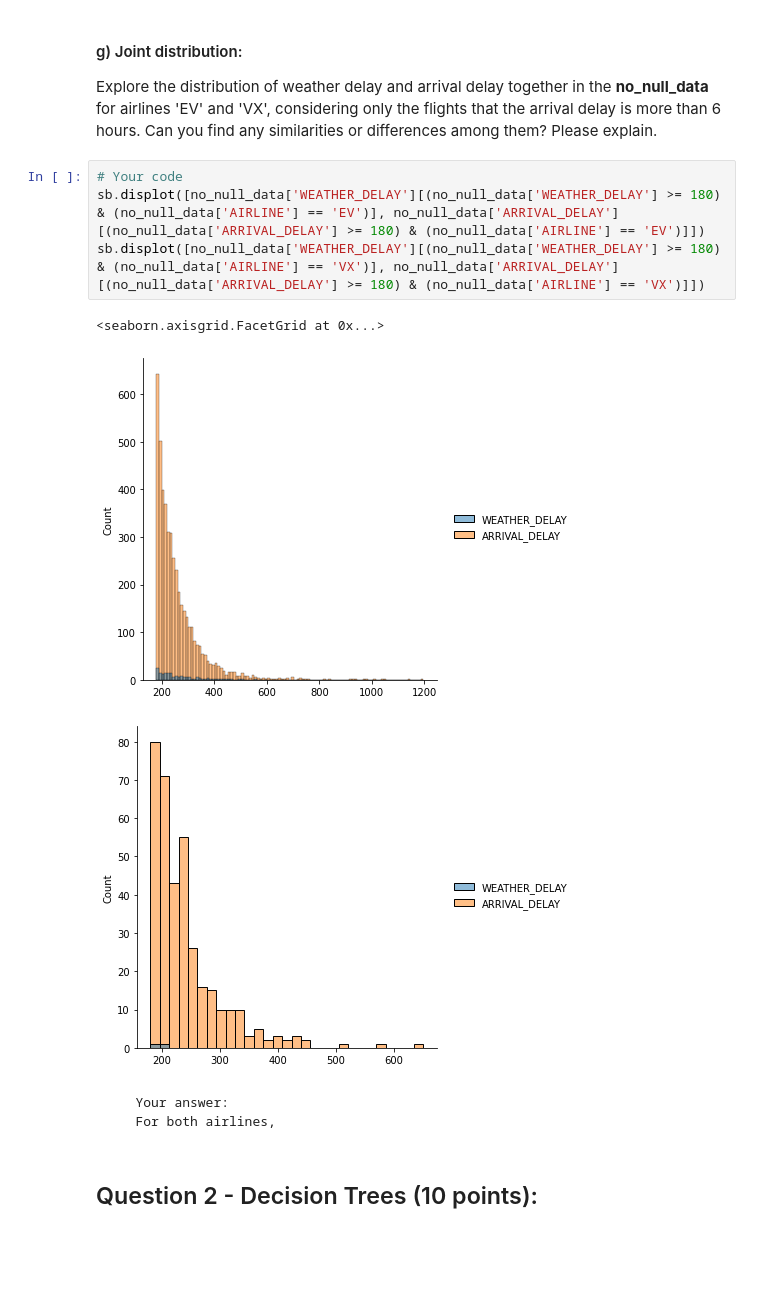
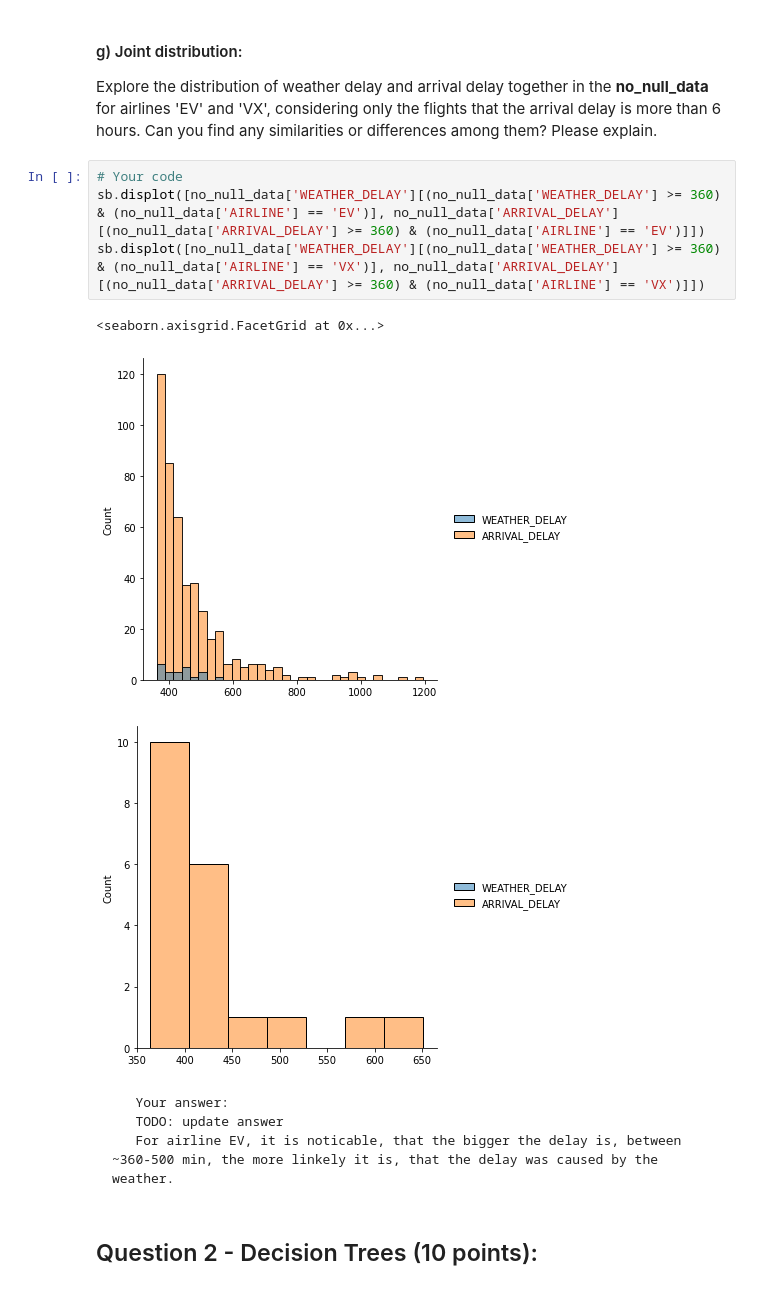
Before and after one commit to DanXCVII/IDS-Assignments, a Jupyter notebook: Assignment 1/assignment_part1.ipynb, the cells around one changed output. Cells and saved outputs as stored; diff of their text form; blank space fills up the shorter version.

```diff
--- a/Assignment 1/assignment_part1.ipynb
+++ b/Assignment 1/assignment_part1.ipynb
@@ -274,15 +274,16 @@ sb.displot(no_null_data[no_null_data['WEATHER_DELAY'] > 180]['MONTH'], kde=True)
 Explore the distribution of weather delay and arrival delay together in the <b>no_null_data</b> for airlines 'EV' and 'VX', considering only the flights that the arrival delay is more than 6 hours. Can you find any similarities or differences among them? Please explain.
 # %%
 # Your code
-sb.displot([no_null_data['WEATHER_DELAY'][(no_null_data['WEATHER_DELAY'] >= 180) & (no_null_data['AIRLINE'] == 'EV')], no_null_data['ARRIVAL_DELAY'][(no_null_data['ARRIVAL_DELAY'] >= 180) & (no_null_data['AIRLINE'] == 'EV')]])
-sb.displot([no_null_data['WEATHER_DELAY'][(no_null_data['WEATHER_DELAY'] >= 180) & (no_null_data['AIRLINE'] == 'VX')], no_null_data['ARRIVAL_DELAY'][(no_null_data['ARRIVAL_DELAY'] >= 180) & (no_null_data['AIRLINE'] == 'VX')]])
+sb.displot([no_null_data['WEATHER_DELAY'][(no_null_data['WEATHER_DELAY'] >= 360) & (no_null_data['AIRLINE'] == 'EV')], no_null_data['ARRIVAL_DELAY'][(no_null_data['ARRIVAL_DELAY'] >= 360) & (no_null_data['AIRLINE'] == 'EV')]])
+sb.displot([no_null_data['WEATHER_DELAY'][(no_null_data['WEATHER_DELAY'] >= 360) & (no_null_data['AIRLINE'] == 'VX')], no_null_data['ARRIVAL_DELAY'][(no_null_data['ARRIVAL_DELAY'] >= 360) & (no_null_data['AIRLINE'] == 'VX')]])
 # %% [output]
 <seaborn.axisgrid.FacetGrid at 0x...>
-[figure, old version]
+[figure, new version]
-[figure, old version]
+[figure, new version]
-# %% [markdown]
-       Your answer:
-       For both airlines,
+# %% [markdown]
+       Your answer:
+       TODO: update answer
+       For airline EV, it is noticable, that the bigger the delay is, between ~360-500 min, the more linkely it is, that the delay was caused by the weather.
 # %% [markdown]
 ## Question 2 - Decision Trees (10 points):
 # %% [markdown]
```
Also changed, not shown: parts of 2 cells of this notebook.
